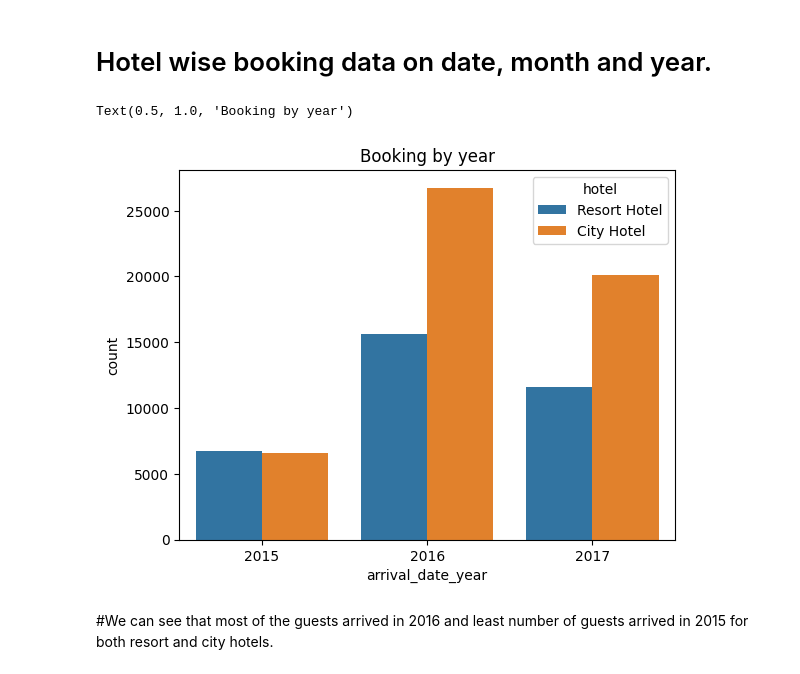
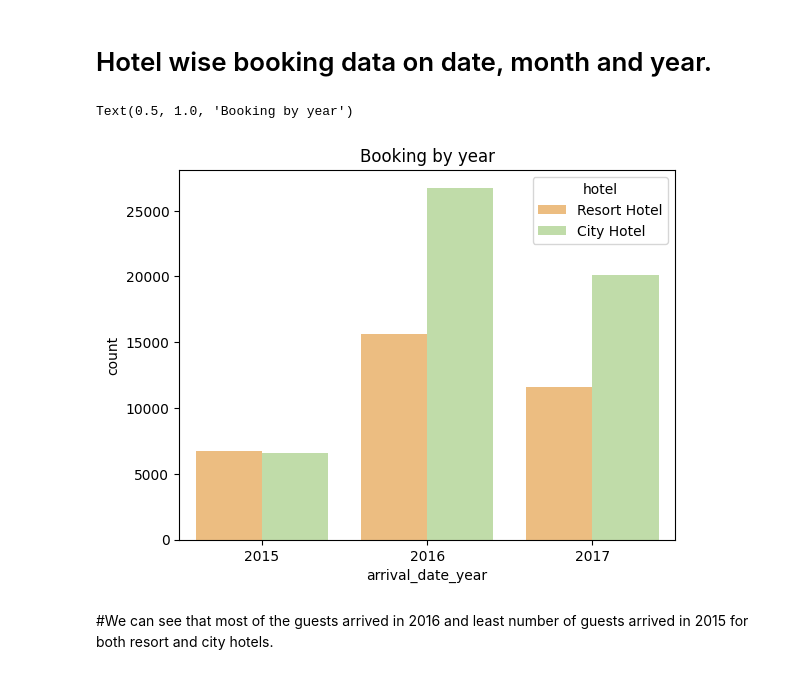
Before and after one commit to vishant750/hotelbookinganalysis, a Jupyter notebook: EDA_Hotel_Analysis.ipynb, the cells around one changed output. Cells and saved outputs as stored; diff of their text form; code cells hidden in the pictures.

```diff
--- a/EDA_Hotel_Analysis.ipynb
+++ b/EDA_Hotel_Analysis.ipynb
@@ -340,11 +340,11 @@ Text(0.5, 1.0, 'Required car parking space')
 resort=hotel_df[hotel_df['hotel']=='Resort Hotel']
 city=hotel_df[hotel_df['hotel']=='City Hotel']
 # %%
-sns.countplot(x='arrival_date_year',data=hotel_df,hue='hotel')
+sns.countplot(x='arrival_date_year',data=hotel_df,hue='hotel',palette='Spectral')
 plt.title('Booking by year')
 # %% [output]
 Text(0.5, 1.0, 'Booking by year')
-[figure, old version]
+[figure, new version]
 # %% [markdown]
 #We can see that most of the guests arrived in 2016 and least number of guests arrived in 2015 for both resort and city hotels.
 # %%
```
Also changed, not shown: parts of 23 cells of this notebook.
